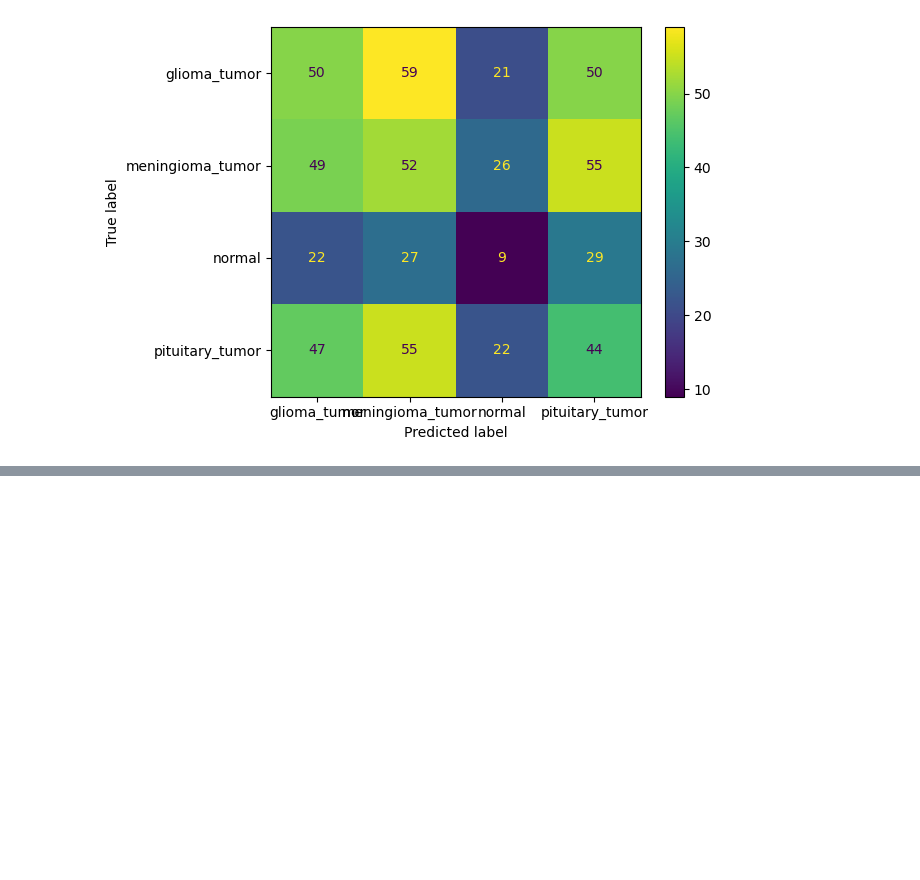
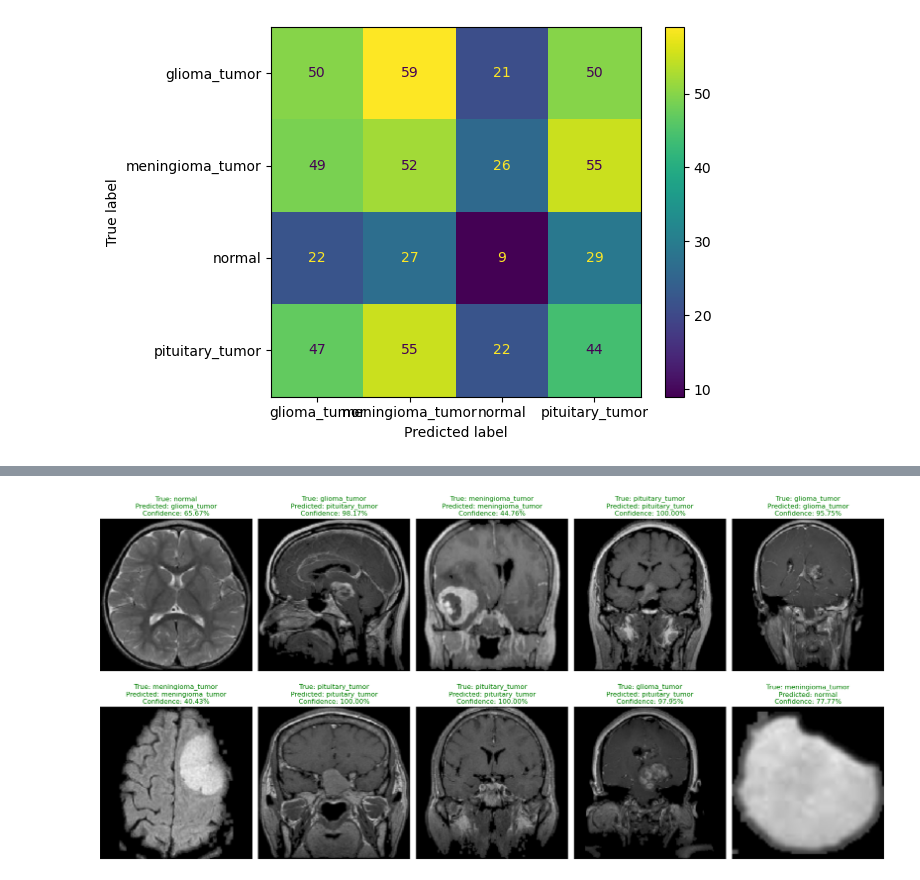
Before and after one commit to oscarverhagen/ATDS_Oscar_Orlando, a Jupyter notebook: Oscar-Hersentumor2.ipynb, the cells around one changed output, grey strips where cells are left out. Cells and saved outputs as stored; diff of their text form; code cells hidden in the pictures; blank space fills up the shorter version.

```diff
--- a/Oscar-Hersentumor2.ipynb
+++ b/Oscar-Hersentumor2.ipynb
@@ -196,3 +196,44 @@ Epoch 5/20
 Test accuracy: 0.7066
 20/20 ━━━━━━━━━━━━━━━━━━━━ 8s 389ms/step
 [figure]
+# %%
+def display_predictions(generator, model, num_images=10):
+    # Set up figure for display
+    plt.figure(figsize=(20, 10))
+
+    # Get a random sample of images from the generator
+    for i in range(num_images):
+        # Randomly pick an image index from the generator
+        index = random.randint(0, generator.samples - 1)
+
+        # Load the image and preprocess it
+        img_path = generator.filepaths[index]
+        img = load_img(img_path, target_size=(150, 150))
+        img_array = img_to_array(img) / 255.0  # Normalize
+        img_array = np.expand_dims(img_array, axis=0)  # Add batch dimension
+
+        # Make prediction
+        prediction = model.predict(img_array)
+        predicted_class = np.argmax(prediction)
+        confidence = np.max(prediction) * 100
+
+        # Get true label
+        true_class = generator.labels[index]
+        class_labels = list(generator.class_indices.keys())
+
+        # Plot the image
+        plt.subplot(num_images // 5, 5, i + 1)
+        plt.imshow(img)
+        plt.axis('off')
+
+        # Add title with true label, predicted label, and confidence
+        plt.title(f"True: {class_labels[true_class]}\n"
+                  f"Predicted: {class_labels[predicted_class]}\n"
+                  f"Confidence: {confidence:.2f}%", color="green")
+
+    plt.tight_layout()
+    plt.show()
+
+# Call the function
+display_predictions(validation_generator, model, num_images=10)
+# %% [output]
@@ -198,0 +250 @@ Test accuracy: 0.7066
+[figure, added]
```
Also changed, not shown: parts of 1 cell of this notebook.
